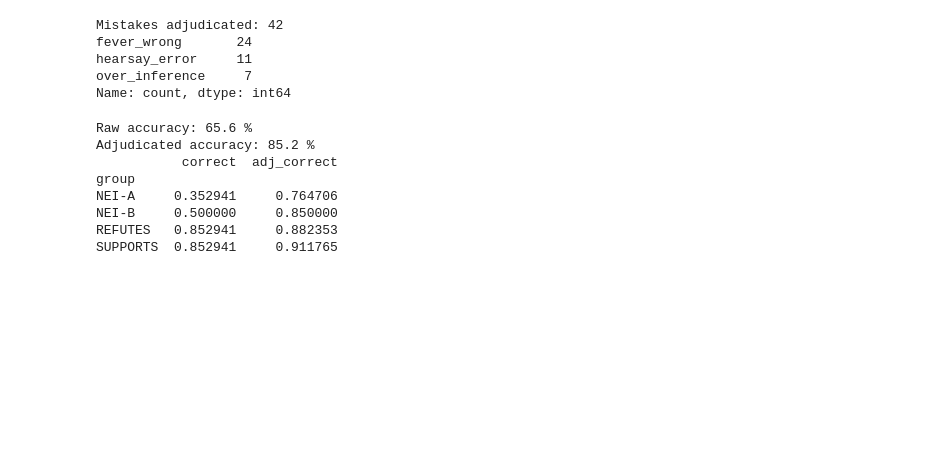
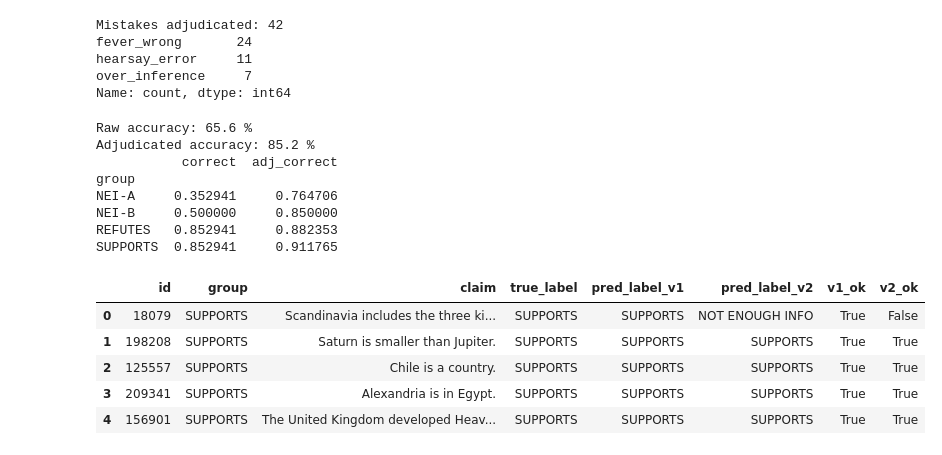
Before and after one commit to hala-sdev/hearsay, a Jupyter notebook: eval/analysis.ipynb, the cells around one changed output. Cells and saved outputs as stored; diff of their text form; code cells hidden in the pictures; blank space fills up the shorter version.

```diff
--- a/eval/analysis.ipynb
+++ b/eval/analysis.ipynb
@@ -217,0 +227,14 @@ SUPPORTS  0.852941     0.911765
+# %%
+compare = df[["id", "group", "claim", "true_label", "pred_label"]].merge(
+    df2[["id", "pred_label"]], on="id", suffixes=("_v1", "_v2")
+)
+compare["v1_ok"] = compare["pred_label_v1"] == compare["true_label"]
+compare["v2_ok"] = compare["pred_label_v2"] == compare["true_label"]
+compare.head()
+# %% [output]
+|  | id | group | claim | true_label | pred_label_v1 | pred_label_v2 | v1_ok | v2_ok |
+| 0 | 18079 | SUPPORTS | Scandinavia includes the three ki... | SUPPORTS | SUPPORTS | NOT ENOUGH INFO | True | False |
+| 1 | 198208 | SUPPORTS | Saturn is smaller than Jupiter. | SUPPORTS | SUPPORTS | SUPPORTS | True | True |
+| 2 | 125557 | SUPPORTS | Chile is a country. | SUPPORTS | SUPPORTS | SUPPORTS | True | True |
+| 3 | 209341 | SUPPORTS | Alexandria is in Egypt. | SUPPORTS | SUPPORTS | SUPPORTS | True | True |
+| 4 | 156901 | SUPPORTS | The United Kingdom developed Heav... | SUPPORTS | SUPPORTS | SUPPORTS | True | True |
```
Also changed, not shown: parts of 5 cells of this notebook, 3 other files.
